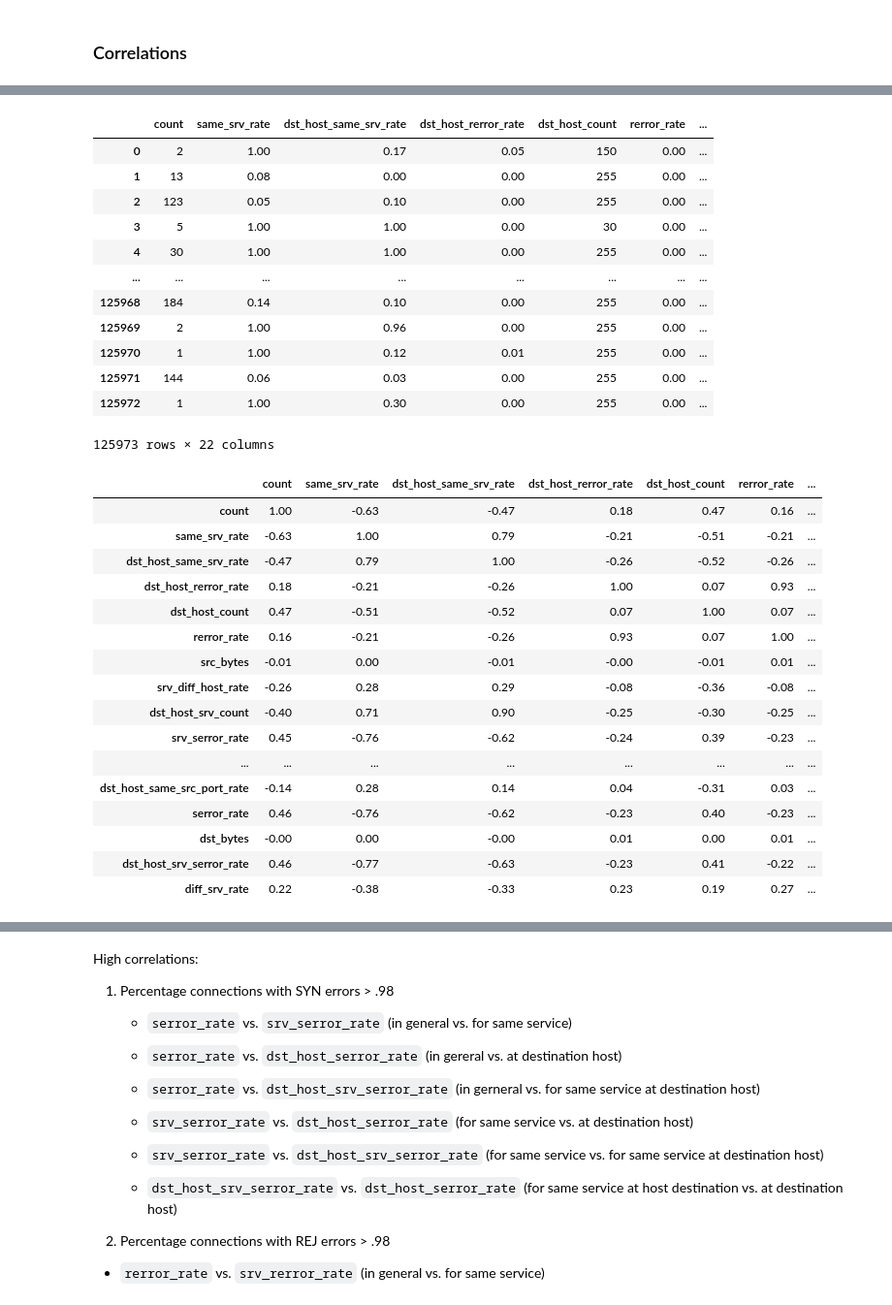
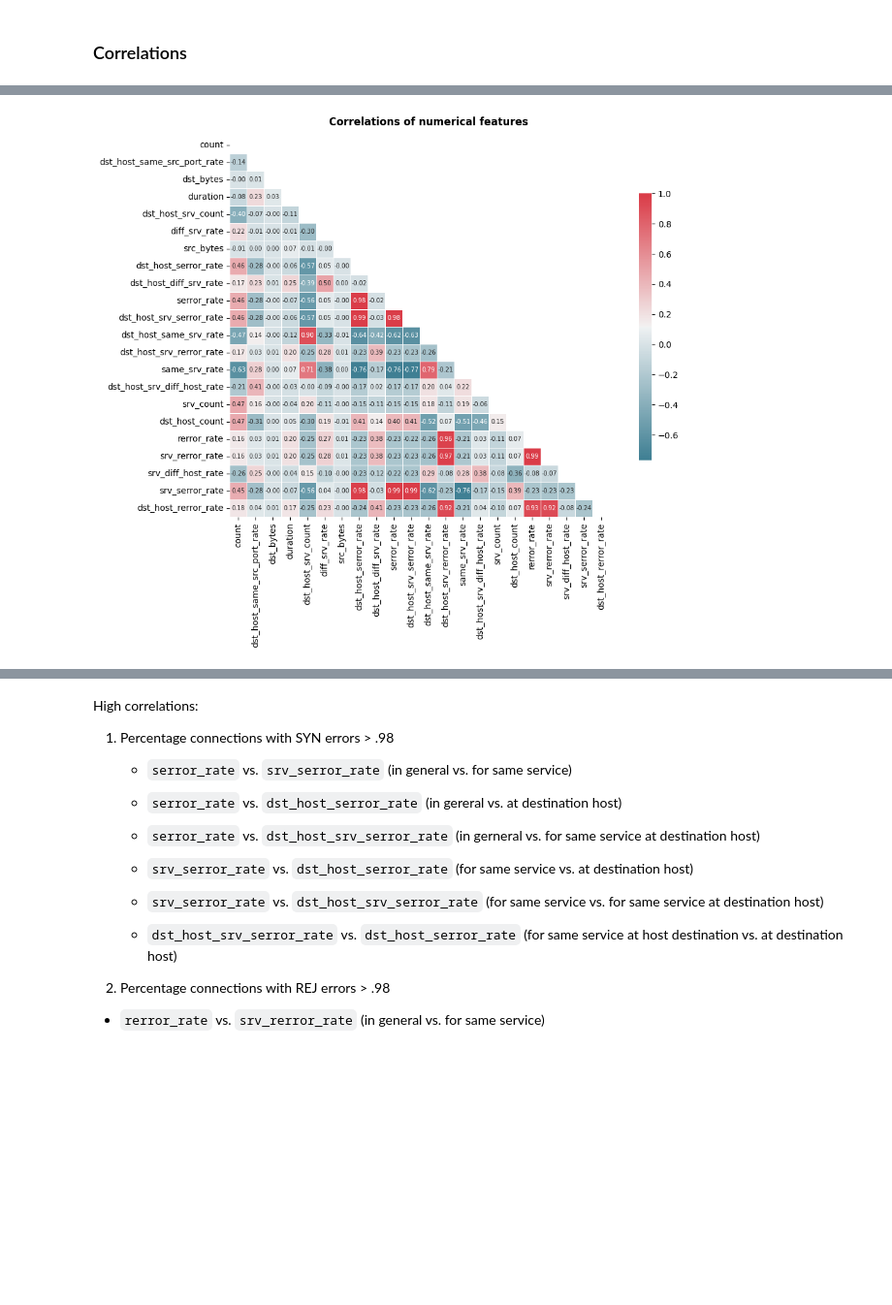
Before and after one commit to A-Lachs/cs-intrusion-detection-system, a Jupyter notebook: eda/eda.ipynb, the cells around one changed output, grey strips where cells are left out. Shown at 97% size. Saved outputs shown, nothing was run; the diff lists cells and outputs as text; code cells hidden in the pictures; blank space fills up the shorter version.

Commit message:
updated part: numerical feature correlations

```diff
--- a/eda/eda.ipynb
+++ b/eda/eda.ipynb
@@ -1212,39 +1212,5 @@ feature_expl = {
 # %%
 subdf_num = train_data[list(num_features)]
-subdf_num
+corr = plot_correlation_heatmap(subdf_num)
 # %% [output]
-|  | count | same_srv_rate | dst_host_same_srv_rate | dst_host_rerror_rate | dst_host_count | rerror_rate | ... |
-| 0 | 2 | 1.00 | 0.17 | 0.05 | 150 | 0.00 | ... |
-| 1 | 13 | 0.08 | 0.00 | 0.00 | 255 | 0.00 | ... |
-| 2 | 123 | 0.05 | 0.10 | 0.00 | 255 | 0.00 | ... |
-| 3 | 5 | 1.00 | 1.00 | 0.00 | 30 | 0.00 | ... |
-| 4 | 30 | 1.00 | 1.00 | 0.00 | 255 | 0.00 | ... |
-| ... | ... | ... | ... | ... | ... | ... | ... |
-| 125968 | 184 | 0.14 | 0.10 | 0.00 | 255 | 0.00 | ... |
-| 125969 | 2 | 1.00 | 0.96 | 0.00 | 255 | 0.00 | ... |
-| 125970 | 1 | 1.00 | 0.12 | 0.01 | 255 | 0.00 | ... |
-| 125971 | 144 | 0.06 | 0.03 | 0.00 | 255 | 0.00 | ... |
-| 125972 | 1 | 1.00 | 0.30 | 0.00 | 255 | 0.00 | ... |
-125973 rows × 22 columns
+[figure, added]
-# %%
-# Compute correlations
-correlations = subdf_num.corr()
-correlations
-# %% [output]
-|  | count | same_srv_rate | dst_host_same_srv_rate | dst_host_rerror_rate | dst_host_count | rerror_rate | ... |
-| count | 1.00 | -0.63 | -0.47 | 0.18 | 0.47 | 0.16 | ... |
-| same_srv_rate | -0.63 | 1.00 | 0.79 | -0.21 | -0.51 | -0.21 | ... |
-| dst_host_same_srv_rate | -0.47 | 0.79 | 1.00 | -0.26 | -0.52 | -0.26 | ... |
-| dst_host_rerror_rate | 0.18 | -0.21 | -0.26 | 1.00 | 0.07 | 0.93 | ... |
-| dst_host_count | 0.47 | -0.51 | -0.52 | 0.07 | 1.00 | 0.07 | ... |
-| rerror_rate | 0.16 | -0.21 | -0.26 | 0.93 | 0.07 | 1.00 | ... |
-| src_bytes | -0.01 | 0.00 | -0.01 | -0.00 | -0.01 | 0.01 | ... |
-| srv_diff_host_rate | -0.26 | 0.28 | 0.29 | -0.08 | -0.36 | -0.08 | ... |
-| dst_host_srv_count | -0.40 | 0.71 | 0.90 | -0.25 | -0.30 | -0.25 | ... |
-| srv_serror_rate | 0.45 | -0.76 | -0.62 | -0.24 | 0.39 | -0.23 | ... |
-| ... | ... | ... | ... | ... | ... | ... | ... |
-| dst_host_same_src_port_rate | -0.14 | 0.28 | 0.14 | 0.04 | -0.31 | 0.03 | ... |
-| serror_rate | 0.46 | -0.76 | -0.62 | -0.23 | 0.40 | -0.23 | ... |
-| dst_bytes | -0.00 | 0.00 | -0.00 | 0.01 | 0.00 | 0.01 | ... |
-| dst_host_srv_serror_rate | 0.46 | -0.77 | -0.63 | -0.23 | 0.41 | -0.22 | ... |
-| diff_srv_rate | 0.22 | -0.38 | -0.33 | 0.23 | 0.19 | 0.27 | ... |
```
Also changed, not shown: parts of 10 cells of this notebook.
